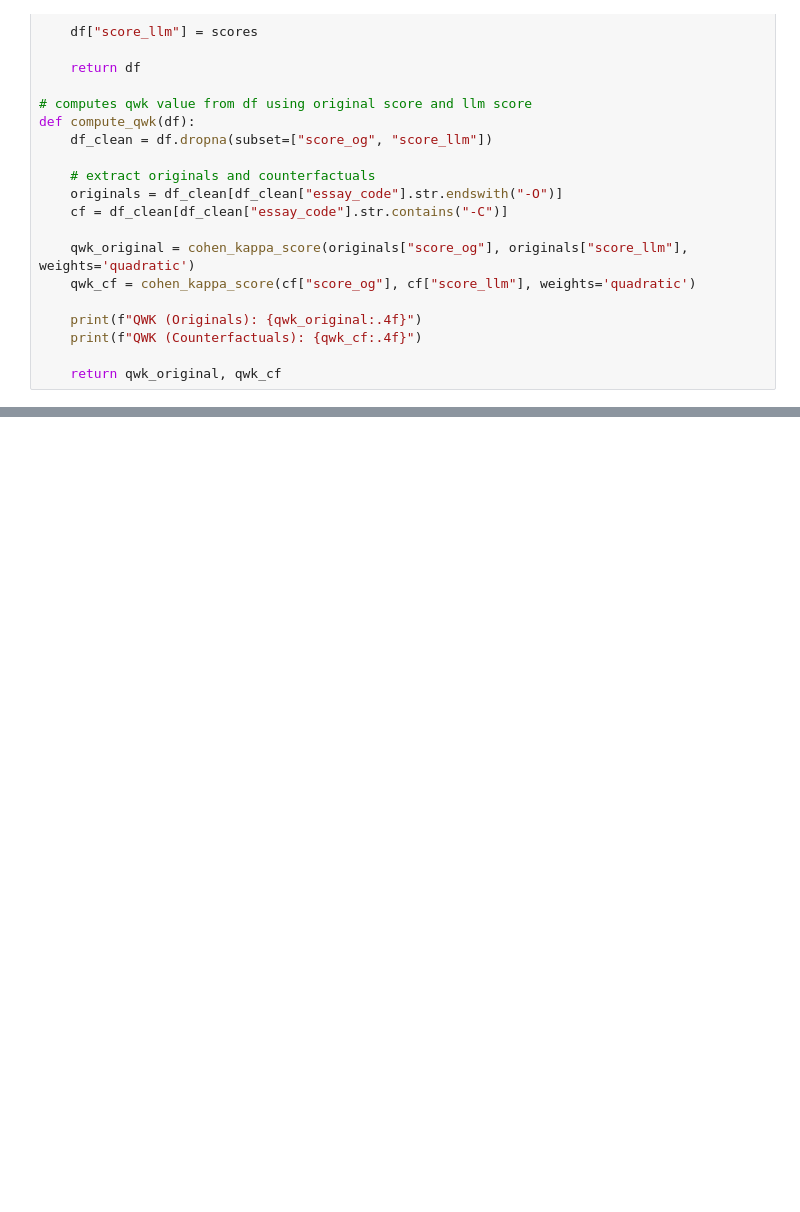
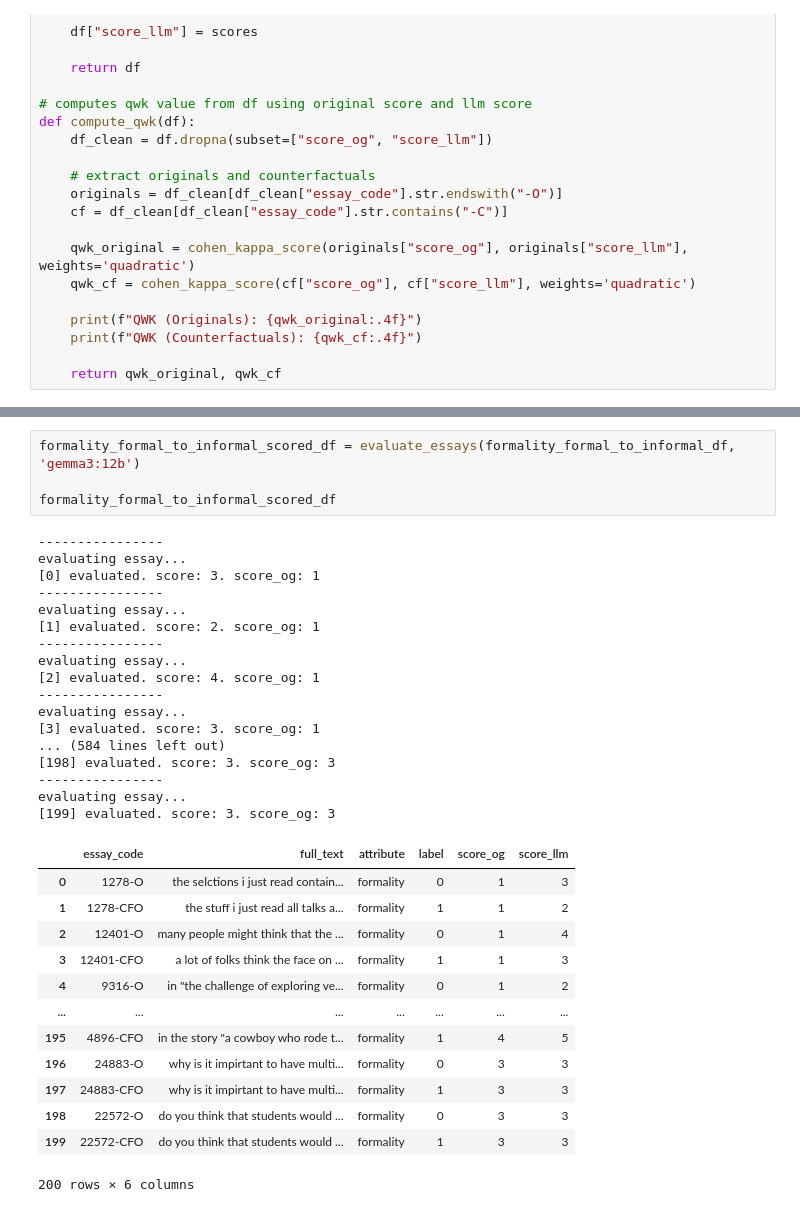
Before and after one commit to AlejandroIbarraC/StyleOverSubstance, a Jupyter notebook: counterfactuals_fsl.ipynb, the cells around one changed output, grey strips where cells are left out. Cells and saved outputs as stored; diff of their text form; blank space fills up the shorter version.

```diff
--- a/counterfactuals_fsl.ipynb
+++ b/counterfactuals_fsl.ipynb
@@ -774 +868,36 @@ evaluating essay...
 200 rows × 6 columns
+# %%
+formality_formal_to_informal_scored_df = evaluate_essays(formality_formal_to_informal_df, 'gemma3:12b')
+
+formality_formal_to_informal_scored_df
+# %% [output]
+----------------
+evaluating essay...
+[0] evaluated. score: 3. score_og: 1
+----------------
+evaluating essay...
+[1] evaluated. score: 2. score_og: 1
+----------------
+evaluating essay...
+[2] evaluated. score: 4. score_og: 1
+----------------
+evaluating essay...
+[3] evaluated. score: 3. score_og: 1
+... (584 lines left out)
+[198] evaluated. score: 3. score_og: 3
+----------------
+evaluating essay...
+[199] evaluated. score: 3. score_og: 3
+|  | essay_code | full_text | attribute | label | score_og | score_llm |
+| 0 | 1278-O | the selctions i just read contain... | formality | 0 | 1 | 3 |
+| 1 | 1278-CFO | the stuff i just read all talks a... | formality | 1 | 1 | 2 |
+| 2 | 12401-O | many people might think that the ... | formality | 0 | 1 | 4 |
+| 3 | 12401-CFO | a lot of folks think the face on ... | formality | 1 | 1 | 3 |
+| 4 | 9316-O | in "the challenge of exploring ve... | formality | 0 | 1 | 2 |
+| ... | ... | ... | ... | ... | ... | ... |
+| 195 | 4896-CFO | in the story "a cowboy who rode t... | formality | 1 | 4 | 5 |
+| 196 | 24883-O | why is it impirtant to have multi... | formality | 0 | 3 | 3 |
+| 197 | 24883-CFO | why is it impirtant to have multi... | formality | 1 | 3 | 3 |
+| 198 | 22572-O | do you think that students would ... | formality | 0 | 3 | 3 |
+| 199 | 22572-CFO | do you think that students would ... | formality | 1 | 3 | 3 |
+200 rows × 6 columns
```
Also changed, not shown: parts of 19 cells of this notebook, 6 other files.
